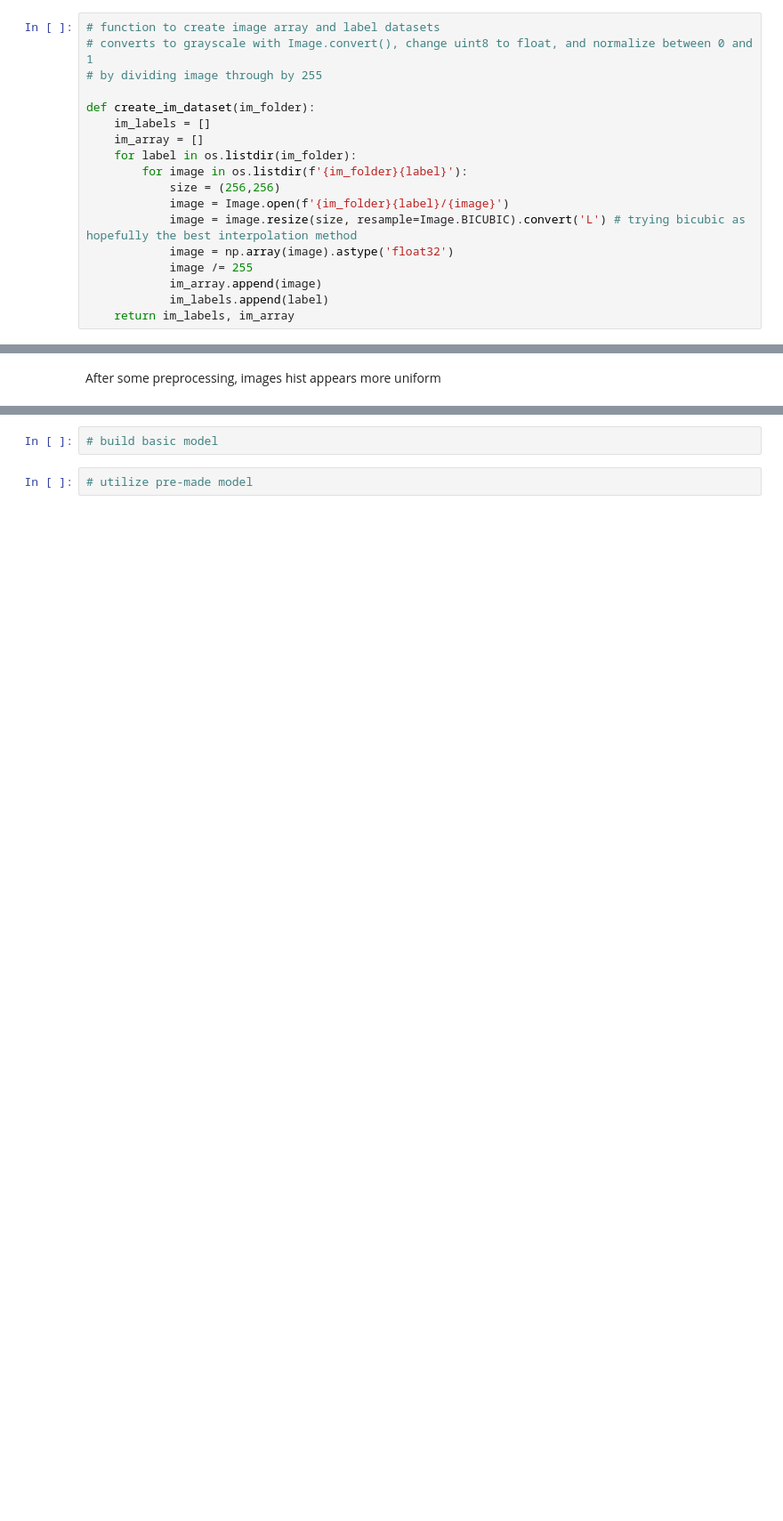
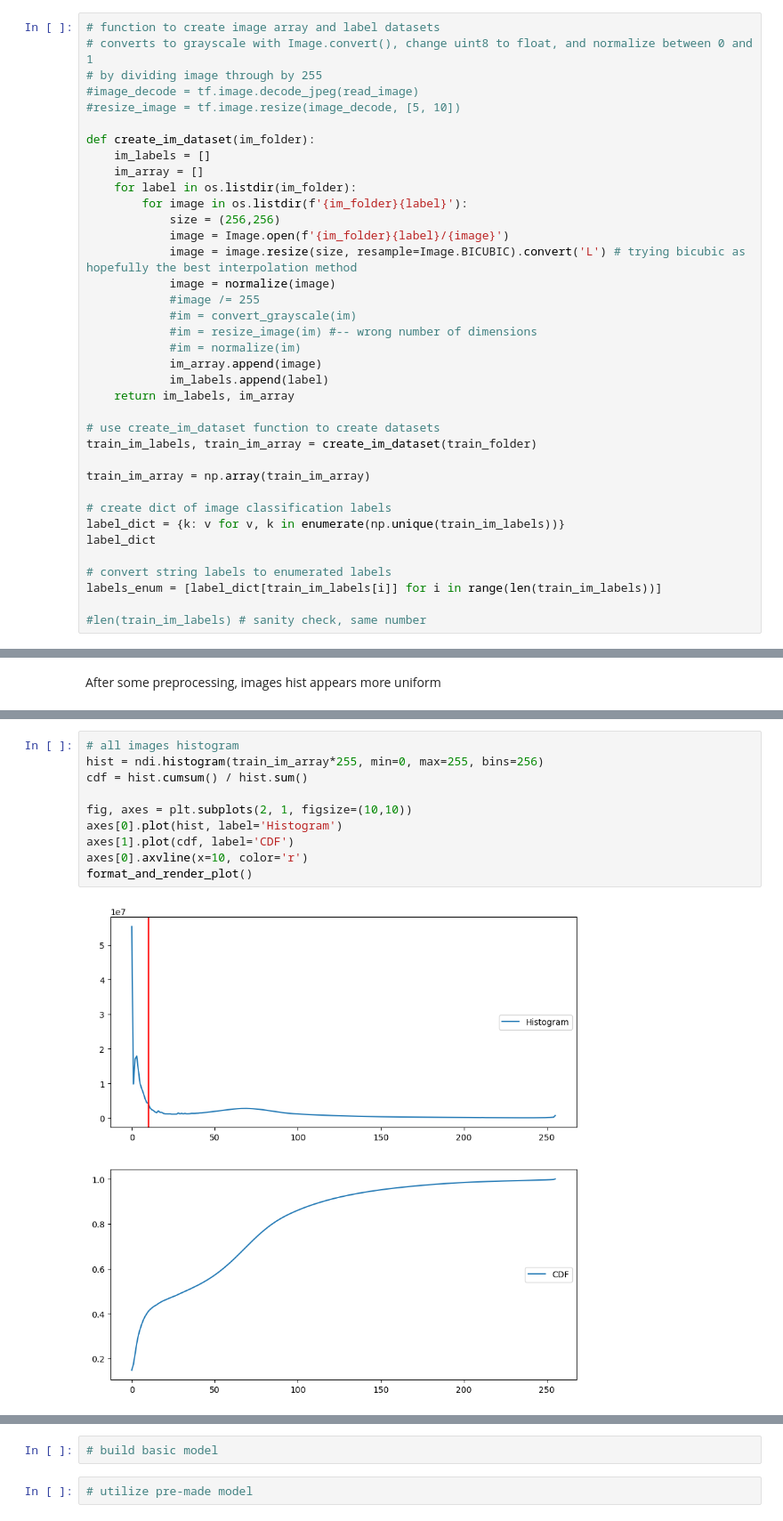
Before and after one commit to phebecarlson/Capstone-Three-CNN, a Jupyter notebook: Brain Tumor Dataset Wrangling.ipynb, the cells around one changed output, grey strips where cells are left out. Shown at 89% size. Cells and saved outputs as stored; diff of their text form; blank space fills up the shorter version.

```diff
--- a/Brain Tumor Dataset Wrangling.ipynb
+++ b/Brain Tumor Dataset Wrangling.ipynb
@@ -47,6 +154,8 @@ test_folder = '../Capstone-Three-CNN/data/Testing/'
 # function to create image array and label datasets
 # converts to grayscale with Image.convert(), change uint8 to float, and normalize between 0 and 1
 # by dividing image through by 255
+#image_decode = tf.image.decode_jpeg(read_image)
+#resize_image = tf.image.resize(image_decode, [5, 10])
 
 def create_im_dataset(im_folder):
     im_labels = []
@@ -56,8 +165,25 @@ def create_im_dataset(im_folder):
             size = (256,256)
             image = Image.open(f'{im_folder}{label}/{image}')
             image = image.resize(size, resample=Image.BICUBIC).convert('L') # trying bicubic as hopefully the best interpolation method
-            image = np.array(image).astype('float32')
-            image /= 255
+            image = normalize(image)
+            #image /= 255
+            #im = convert_grayscale(im)
+            #im = resize_image(im) #-- wrong number of dimensions
+            #im = normalize(im)
             im_array.append(image)
             im_labels.append(label)
     return im_labels, im_array
+
+# use create_im_dataset function to create datasets
+train_im_labels, train_im_array = create_im_dataset(train_folder)
+
+train_im_array = np.array(train_im_array)
+
+# create dict of image classification labels
+label_dict = {k: v for v, k in enumerate(np.unique(train_im_labels))}
+label_dict
+
+# convert string labels to enumerated labels
+labels_enum = [label_dict[train_im_labels[i]] for i in range(len(train_im_labels))]
+
+#len(train_im_labels) # sanity check, same number
@@ -143,0 +305,12 @@ After some preprocessing, images hist appears more uniform
+# %%
+# all images histogram
+hist = ndi.histogram(train_im_array*255, min=0, max=255, bins=256)
+cdf = hist.cumsum() / hist.sum()
+
+fig, axes = plt.subplots(2, 1, figsize=(10,10))
+axes[0].plot(hist, label='Histogram')
+axes[1].plot(cdf, label='CDF')
+axes[0].axvline(x=10, color='r')
+format_and_render_plot()
+# %% [output]
+[figure, added]
```
Also changed, not shown: parts of 38 cells of this notebook.
